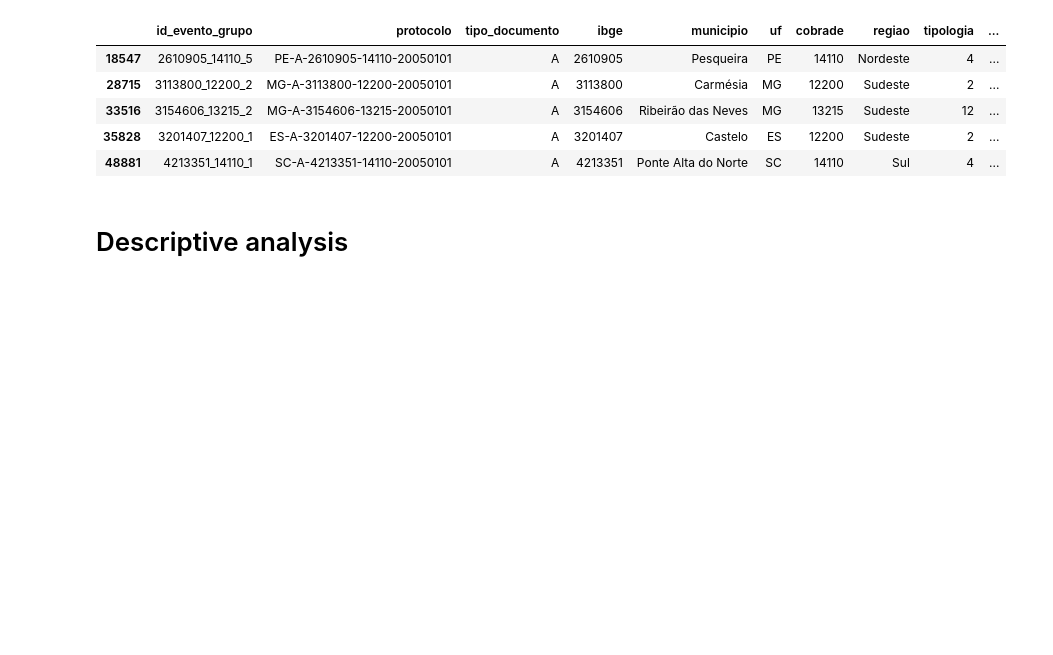
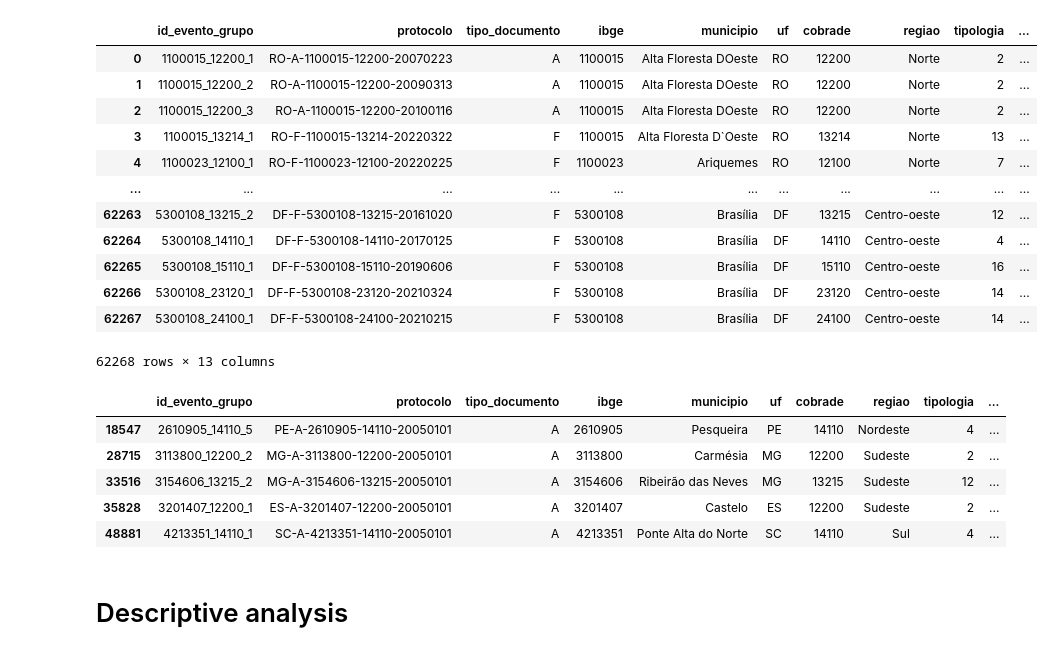
Before and after one commit to Julian-sun/Modelling_health_outcome_indigenous_pop, a Jupyter notebook: Temporary/extrem_events.ipynb, the cells around one changed output. Drawn from its saved outputs; the diff is of its cells as text; code cells hidden in the pictures; blank space fills up the shorter version.

```diff
--- a/Temporary/extrem_events.ipynb
+++ b/Temporary/extrem_events.ipynb
@@ -8,6 +8,22 @@ df = pd.read_csv('/Users/julianeoliveira/Documents/Projects/Bruno/Datalake/dados
 df_des = df[['id_evento_grupo', 'protocolo', 'tipo_documento', 'ibge', 'municipio',
              'uf', 'cobrade', 'regiao', 'tipologia', 'descricao_tipologia',
              'grupo_de_desastre', 'data_inicio', 'data_fim']]
+# %%
+df_des
+# %% [output]
+|  | id_evento_grupo | protocolo | tipo_documento | ibge | municipio | uf | cobrade | regiao | tipologia | ... |
+| 0 | 1100015_12200_1 | RO-A-1100015-12200-20070223 | A | 1100015 | Alta Floresta DOeste | RO | 12200 | Norte | 2 | ... |
+| 1 | 1100015_12200_2 | RO-A-1100015-12200-20090313 | A | 1100015 | Alta Floresta DOeste | RO | 12200 | Norte | 2 | ... |
+| 2 | 1100015_12200_3 | RO-A-1100015-12200-20100116 | A | 1100015 | Alta Floresta DOeste | RO | 12200 | Norte | 2 | ... |
+| 3 | 1100015_13214_1 | RO-F-1100015-13214-20220322 | F | 1100015 | Alta Floresta D`Oeste | RO | 13214 | Norte | 13 | ... |
+| 4 | 1100023_12100_1 | RO-F-1100023-12100-20220225 | F | 1100023 | Ariquemes | RO | 12100 | Norte | 7 | ... |
+| ... | ... | ... | ... | ... | ... | ... | ... | ... | ... | ... |
+| 62263 | 5300108_13215_2 | DF-F-5300108-13215-20161020 | F | 5300108 | Brasília | DF | 13215 | Centro-oeste | 12 | ... |
+| 62264 | 5300108_14110_1 | DF-F-5300108-14110-20170125 | F | 5300108 | Brasília | DF | 14110 | Centro-oeste | 4 | ... |
+| 62265 | 5300108_15110_1 | DF-F-5300108-15110-20190606 | F | 5300108 | Brasília | DF | 15110 | Centro-oeste | 16 | ... |
+| 62266 | 5300108_23120_1 | DF-F-5300108-23120-20210324 | F | 5300108 | Brasília | DF | 23120 | Centro-oeste | 14 | ... |
+| 62267 | 5300108_24100_1 | DF-F-5300108-24100-20210215 | F | 5300108 | Brasília | DF | 24100 | Centro-oeste | 14 | ... |
+62268 rows × 13 columns
 # %%
 df_des = df_des.assign(data_inicio = pd.to_datetime(df_des.data_inicio),
                       data_fim = pd.to_datetime(df_des.data_fim),
```
Also changed, not shown: 1 other file.
